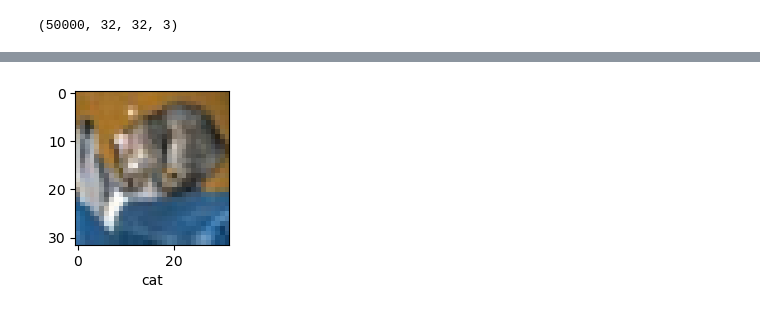
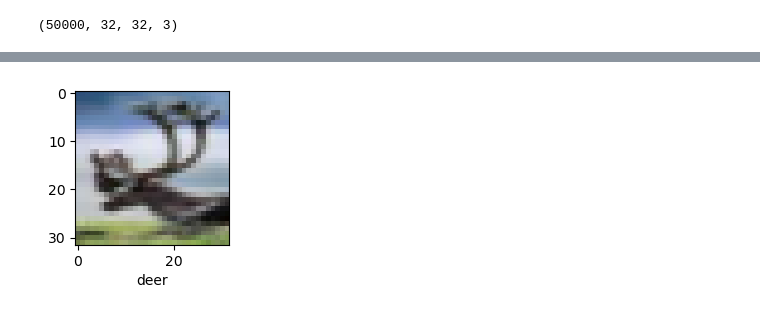
Before and after one commit to Dhruv29-29/Object_Detection_cnn, a Jupyter notebook: object_class.ipynb, the cells around one changed output, grey strips where cells are left out. Saved outputs shown, nothing was run; the diff lists cells and outputs as text; code cells hidden in the pictures.

```diff
--- a/object_class.ipynb
+++ b/object_class.ipynb
@@ -150,7 +131,8 @@ array([[1.0483091e-02, 3.7886169e-02, 1.6891377e-02, 4.7323874e-01,
 # %%
+
 y_test = y_test.reshape(-1,)
-plot_sample(X_test, y_test, 0)
+plot_sample(X_test, y_test, 40)
 # %% [output]
-[figure, old version]
+[figure, new version]
 # %%
 y_classes = [np.argmax(element) for element in y_pred]
```
Also changed, not shown: parts of 9 cells of this notebook.
